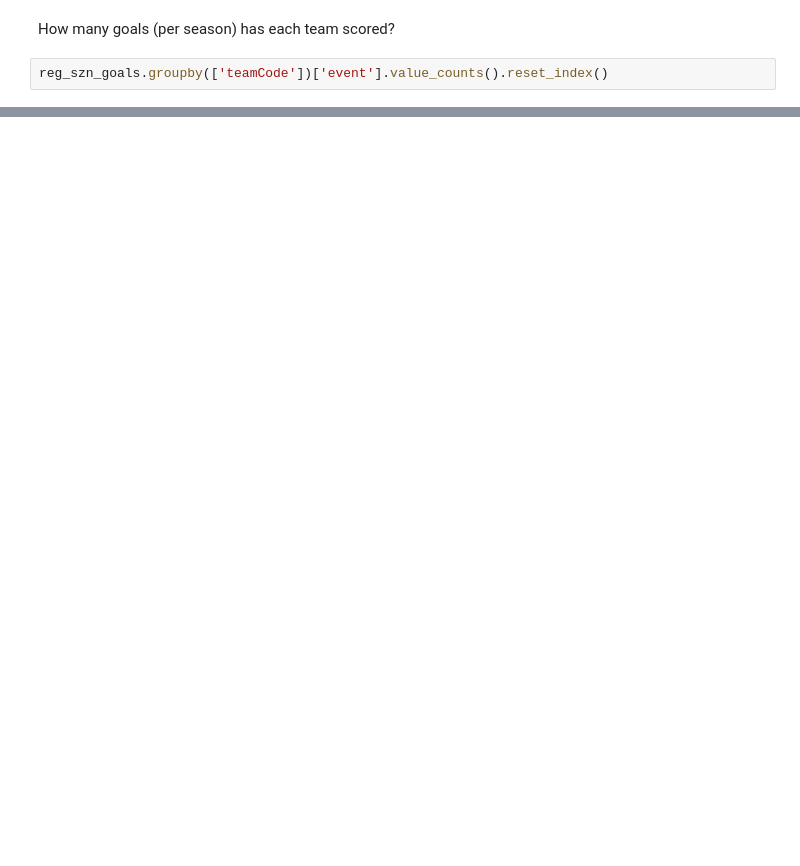
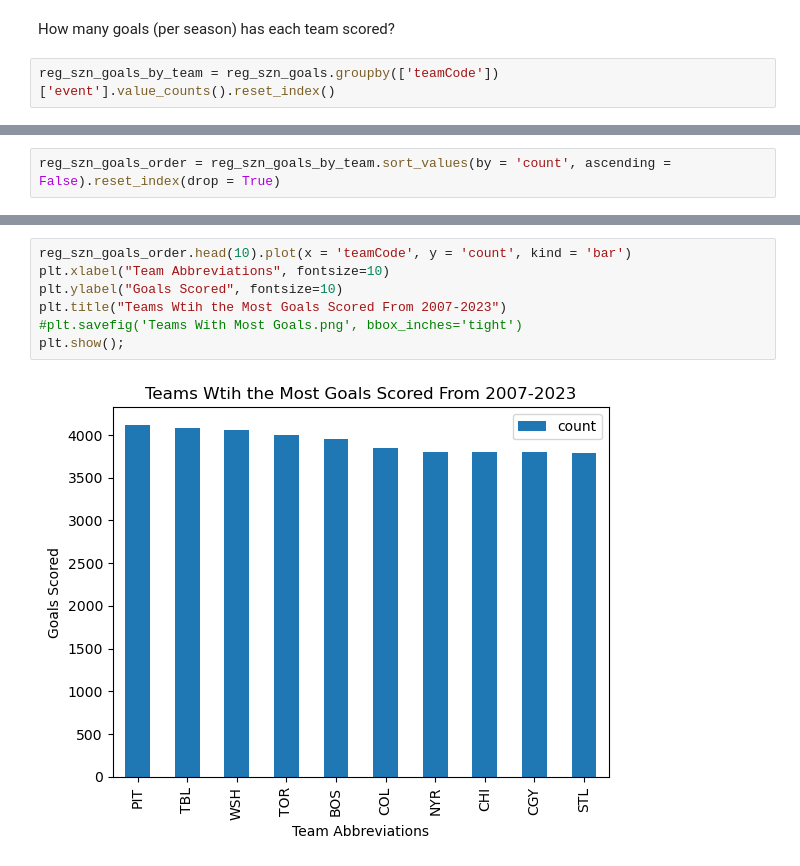
Before and after one commit to Hunter-Farrar/Capstone-DA14, a Jupyter notebook: notebooks/Capstone.ipynb, the cells around one changed output, grey strips where cells are left out. Cells and saved outputs as stored; diff of their text form; blank space fills up the shorter version.

```diff
--- a/notebooks/Capstone.ipynb
+++ b/notebooks/Capstone.ipynb
@@ -94,4 +202,4 @@ goals_per_po
 # %% [markdown]
 How many goals (per season) has each team scored?
 # %%
-reg_szn_goals.groupby(['teamCode'])['event'].value_counts().reset_index()
+reg_szn_goals_by_team = reg_szn_goals.groupby(['teamCode'])['event'].value_counts().reset_index()
@@ -115,0 +206,2 @@ reg_szn_goals.groupby(['teamCode'])['event'].value_counts().reset_index()
+# %%
+reg_szn_goals_order = reg_szn_goals_by_team.sort_values(by = 'count', ascending = False).reset_index(drop = True)
@@ -115,0 +228,9 @@ reg_szn_goals.groupby(['teamCode'])['event'].value_counts().reset_index()
+# %%
+reg_szn_goals_order.head(10).plot(x = 'teamCode', y = 'count', kind = 'bar')
+plt.xlabel("Team Abbreviations", fontsize=10)
+plt.ylabel("Goals Scored", fontsize=10)
+plt.title("Teams Wtih the Most Goals Scored From 2007-2023")
+#plt.savefig('Teams With Most Goals.png', bbox_inches='tight')
+plt.show();
+# %% [output]
+[figure, added]
```
Also changed, not shown: parts of 80 cells of this notebook.
